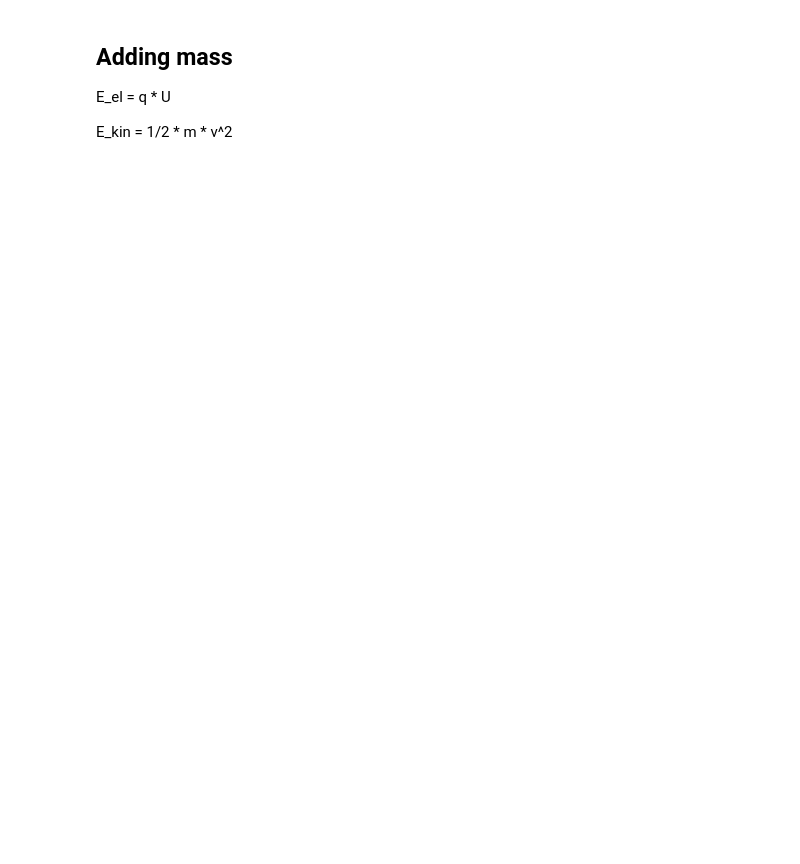
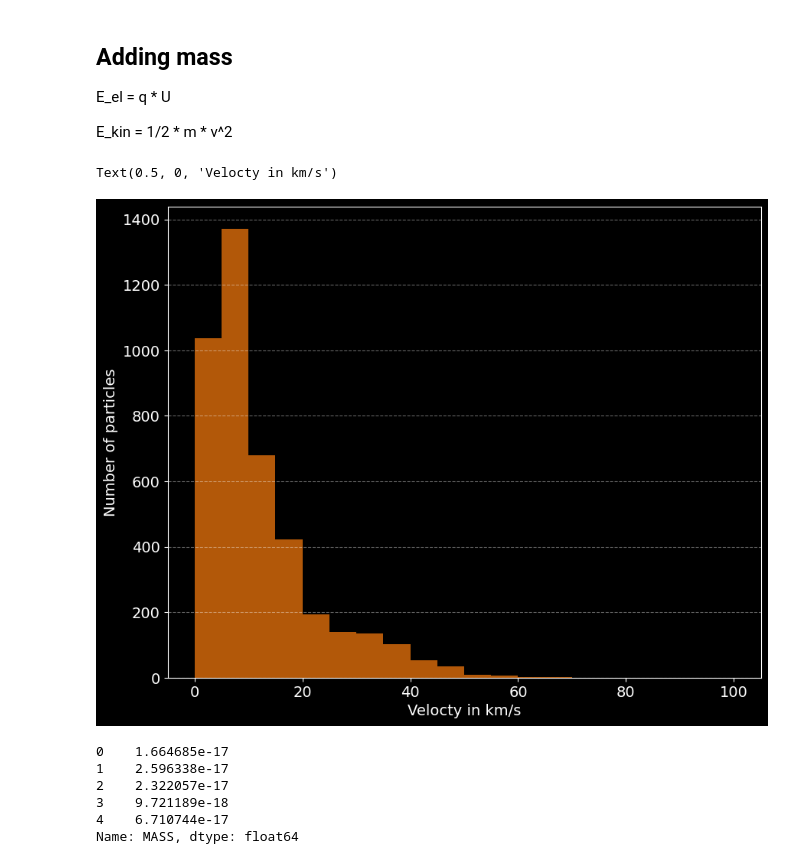
Before and after one commit to rahulranjansah/cassini, a Jupyter notebook: scripts/eda.ipynb, the cells around one changed output. Saved outputs shown, nothing was run; the diff lists cells and outputs as text; code cells hidden in the pictures; blank space fills up the shorter version.

```diff
--- a/scripts/eda.ipynb
+++ b/scripts/eda.ipynb
@@ -162,3 +180,25 @@ cal_df.loc[:, "ACC"] = cal_df["ACC"] * 1000.0
 cal_df.loc[:, "MASS"] = cal_df.apply(lambda x: (2.0 * x["PSU_CHARGE"] * one_femto_coloumb * x["ACC"])
                                                 / ((x["PSU_VEL"] * 1000.0)**2),
                                                 axis=1)
+# %%
+# histogram
+plt.figure(figsize=(10,8))
+
+plt.hist(cal_df["PSU_VEL"], bins=np.arange(0,105,5), color="tab:orange", alpha=0.7)
+
+plt.grid(axis="y", ls="dashed", alpha=0.4)
+
+plt.ylabel("Number of particles")
+plt.xlabel("Velocty in km/s")
+# %% [output]
+Text(0.5, 0, 'Velocty in km/s')
+[figure, added]
+# %%
+cal_df["MASS"].head()
+# %% [output]
+0    1.664685e-17
+1    2.596338e-17
+2    2.322057e-17
+3    9.721189e-18
+4    6.710744e-17
+Name: MASS, dtype: float64
```
Also changed, not shown: parts of 6 cells of this notebook, 1 other file.
